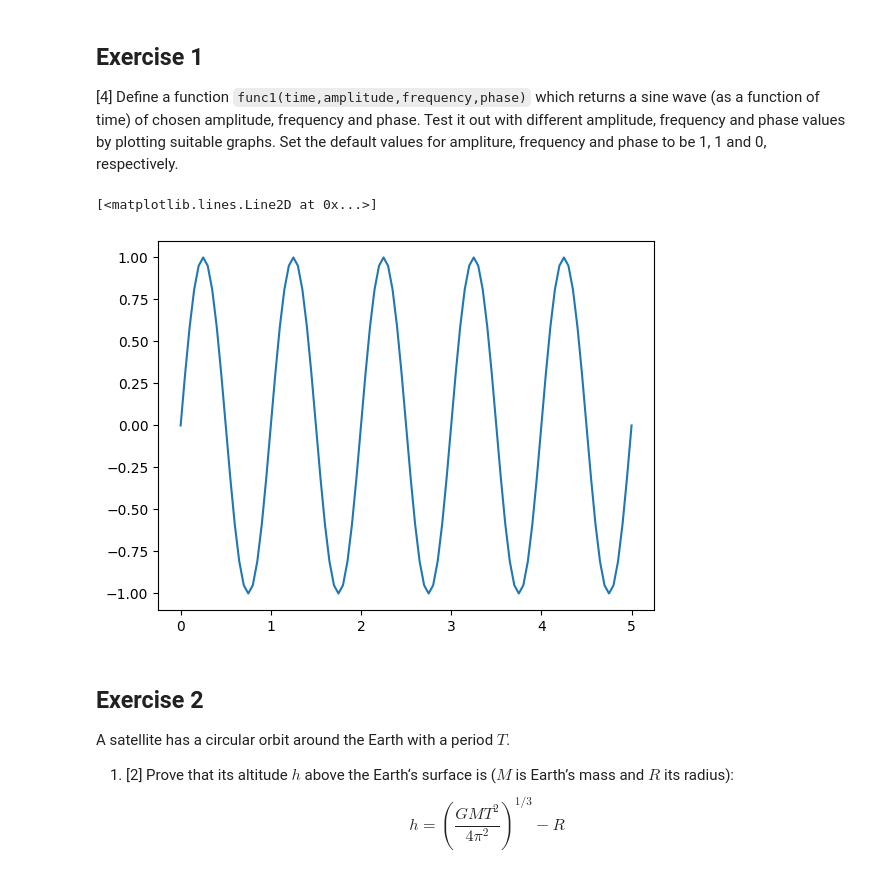
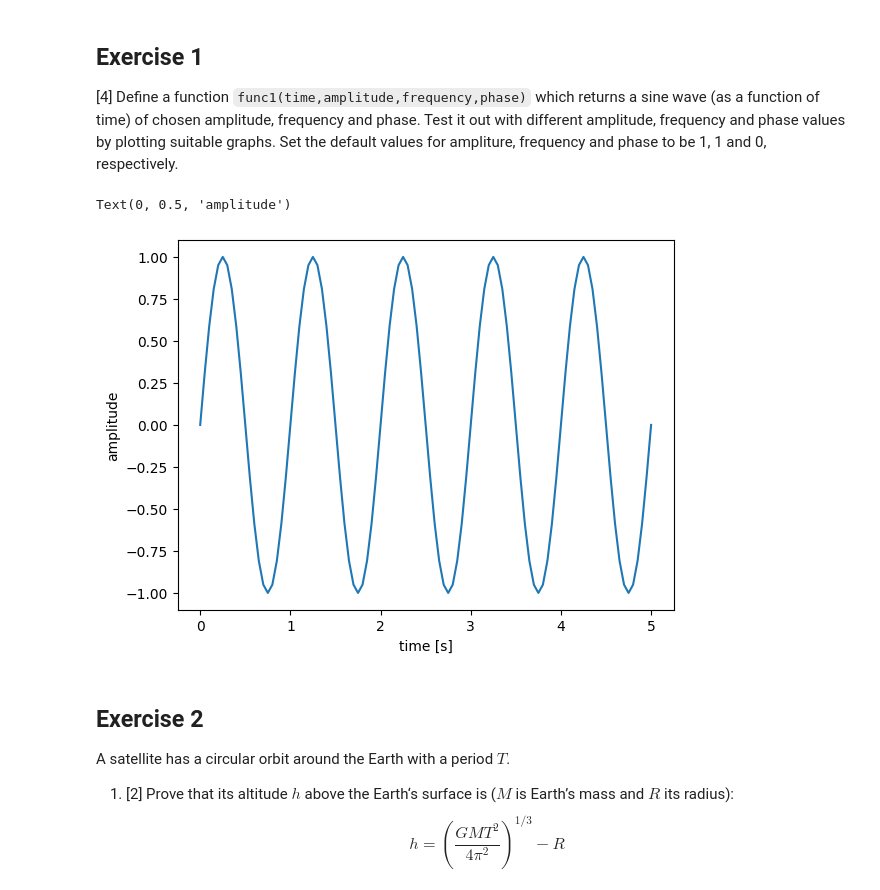
Before and after one commit to PX2145-2025/week-2-b-max-cook, a Jupyter notebook: Copy_of_Functions.ipynb, the cells around one changed output. Saved outputs shown, nothing was run; the diff lists cells and outputs as text; code cells hidden in the pictures.

```diff
--- a/Copy_of_Functions.ipynb
+++ b/Copy_of_Functions.ipynb
@@ -307,12 +307,14 @@ legend()
 # %%
 def func1(time, amplitude=1, frequency=1, phase=0):
     'returns a sine wave as a function of time'
     return amplitude*sin(2*pi*frequency*time+phase)
 time=linspace(0,5,101)
 plot(time, func1(time))
+xlabel('time [s]')
+ylabel('amplitude')
 # %% [output]
-[<matplotlib.lines.Line2D at 0x...>]
+Text(0, 0.5, 'amplitude')
-[figure, old version]
+[figure, new version]
 # %% [markdown]
 ## Exercise 2
 
```
Also changed, not shown: parts of 2 cells of this notebook.
